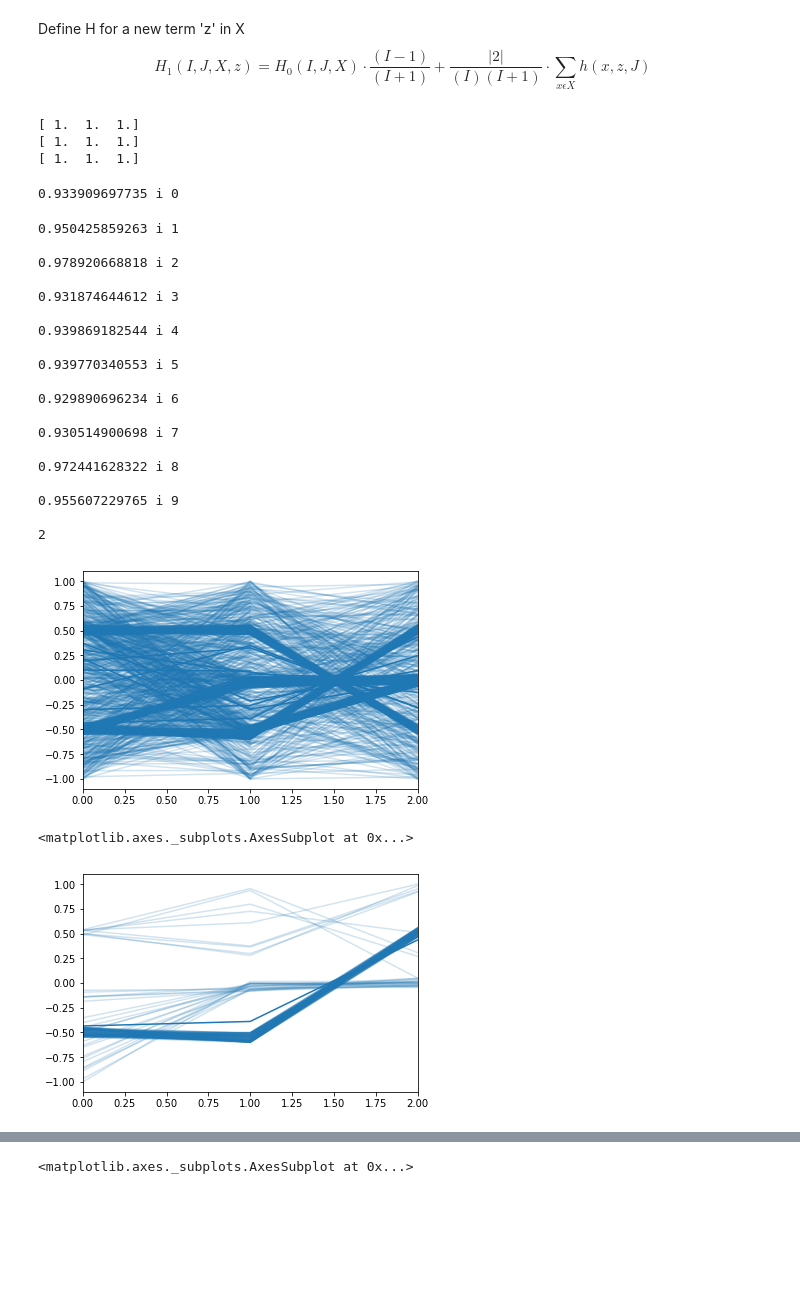
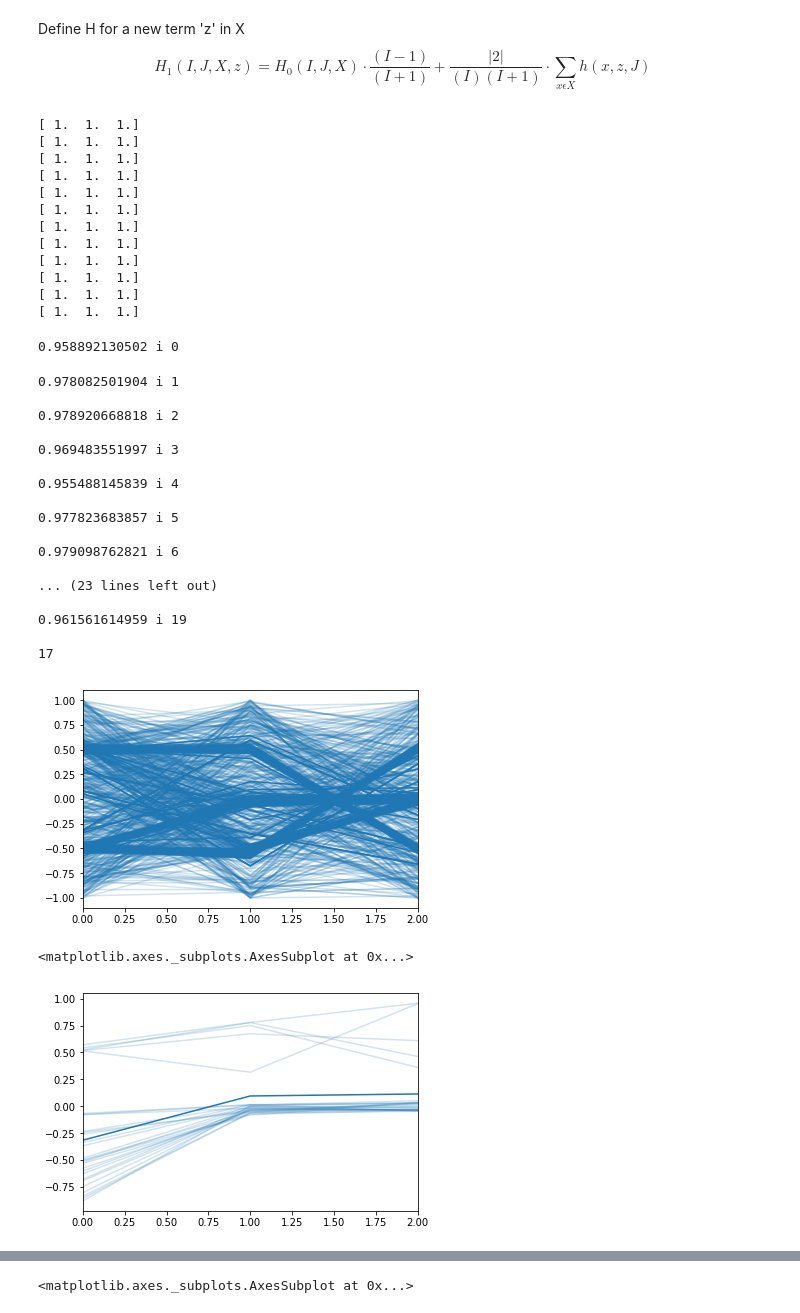
Before and after one commit to josechudev/GeneExpressionBiClustering, a Jupyter notebook: Notebooks/3.1 TS-RAPOOC.ipynb, the cells around one changed output, grey strips where cells are left out. Drawn from its saved outputs; the diff is of its cells as text; code cells hidden in the pictures; blank space fills up the shorter version.

Commit message:
ts rapooc tests

```diff
--- a/Notebooks/3.1 TS-RAPOOC.ipynb
+++ b/Notebooks/3.1 TS-RAPOOC.ipynb
@@ -161,12 +161,21 @@ class TsRapooc(object):
             row_cluster_2 = ClusterMaps(cluster_node.rho[np.flatnonzero(rows_map == 1)], cluster_node.gamma, rows_coherence_2)
             self._labels.append(row_cluster_2)
 # %%
-tsrapooc = TsRapooc(np.array(data),)
+tsrapooc = TsRapooc(np.array(data),20)
 tsrapooc.fit()
 # %% [output]
 [ 1.  1.  1.]
 [ 1.  1.  1.]
 [ 1.  1.  1.]
+[ 1.  1.  1.]
+[ 1.  1.  1.]
+[ 1.  1.  1.]
+[ 1.  1.  1.]
+[ 1.  1.  1.]
+[ 1.  1.  1.]
+[ 1.  1.  1.]
+[ 1.  1.  1.]
+[ 1.  1.  1.]
 # %%
 i = 0
 max_coherence = 0
@@ -181,30 +190,28 @@ for bicluster in tsrapooc._labels:
 
 print(cluster)
 # %% [output]
-0.933909697735 i 0
+0.958892130502 i 0
-0.950425859263 i 1
+0.978082501904 i 1
 
 0.978920668818 i 2
 
-0.931874644612 i 3
+0.969483551997 i 3
 
-0.939869182544 i 4
+0.955488145839 i 4
 
-0.939770340553 i 5
+0.977823683857 i 5
 
-0.929890696234 i 6
+0.979098762821 i 6
 
-0.930514900698 i 7
+... (23 lines left out)
 
-0.972441628322 i 8
+0.961561614959 i 19
 
-0.955607229765 i 9
-
-2
+17
-[figure, old version]
+[figure, new version]
 # %%
-sns.tsplot(data= tsrapooc._D[np.ix_(tsrapooc._labels[2].rho,tsrapooc._labels[2].gamma)],err_style="unit_traces")
+sns.tsplot(data= tsrapooc._D[np.ix_(tsrapooc._labels[17].rho,tsrapooc._labels[17].gamma)],err_style="unit_traces")
 # %% [output]
 <matplotlib.axes._subplots.AxesSubplot at 0x...>
-[figure, old version]
+[figure, new version]
 # %%
```
Also changed, not shown: parts of 1 cell of this notebook.
